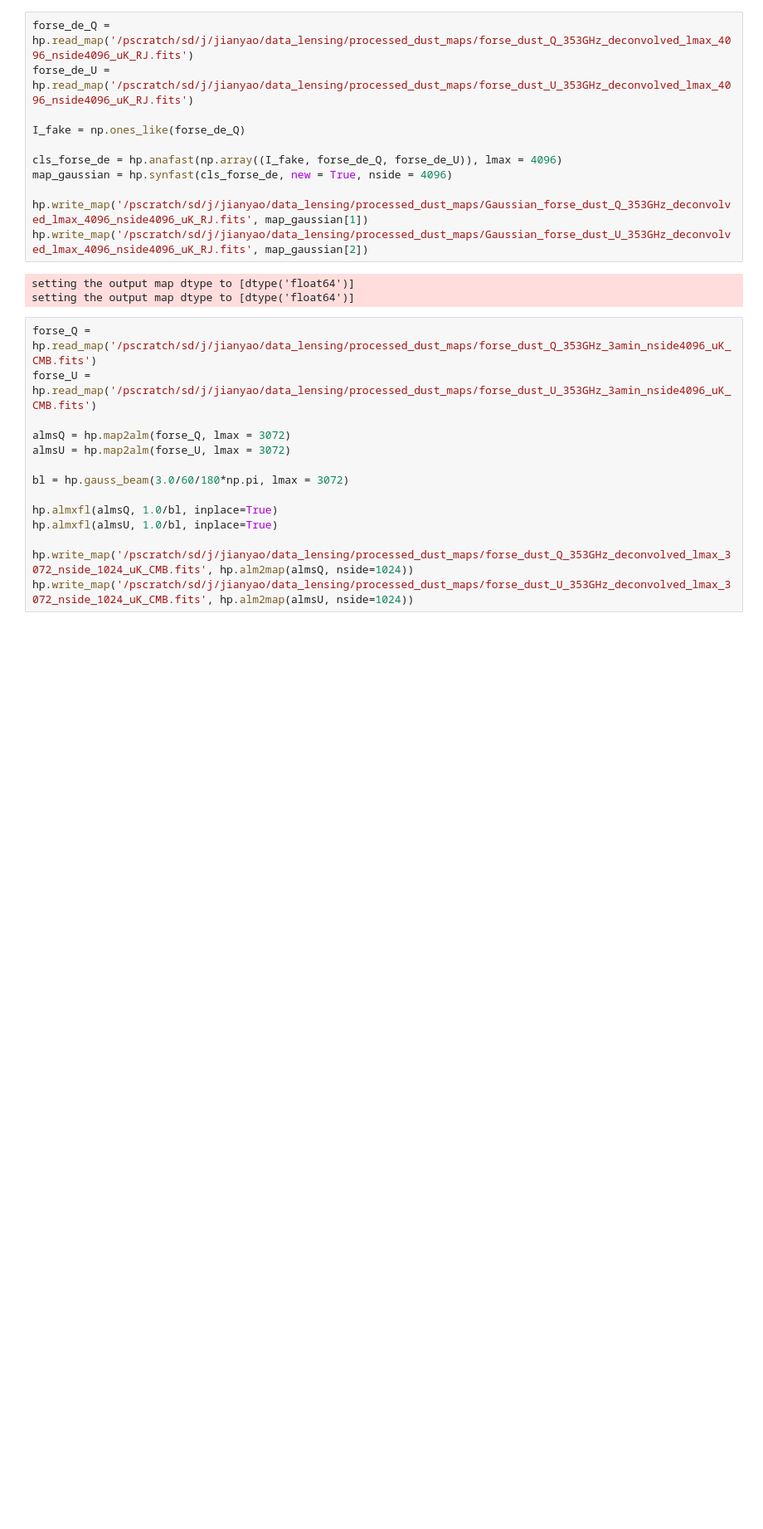
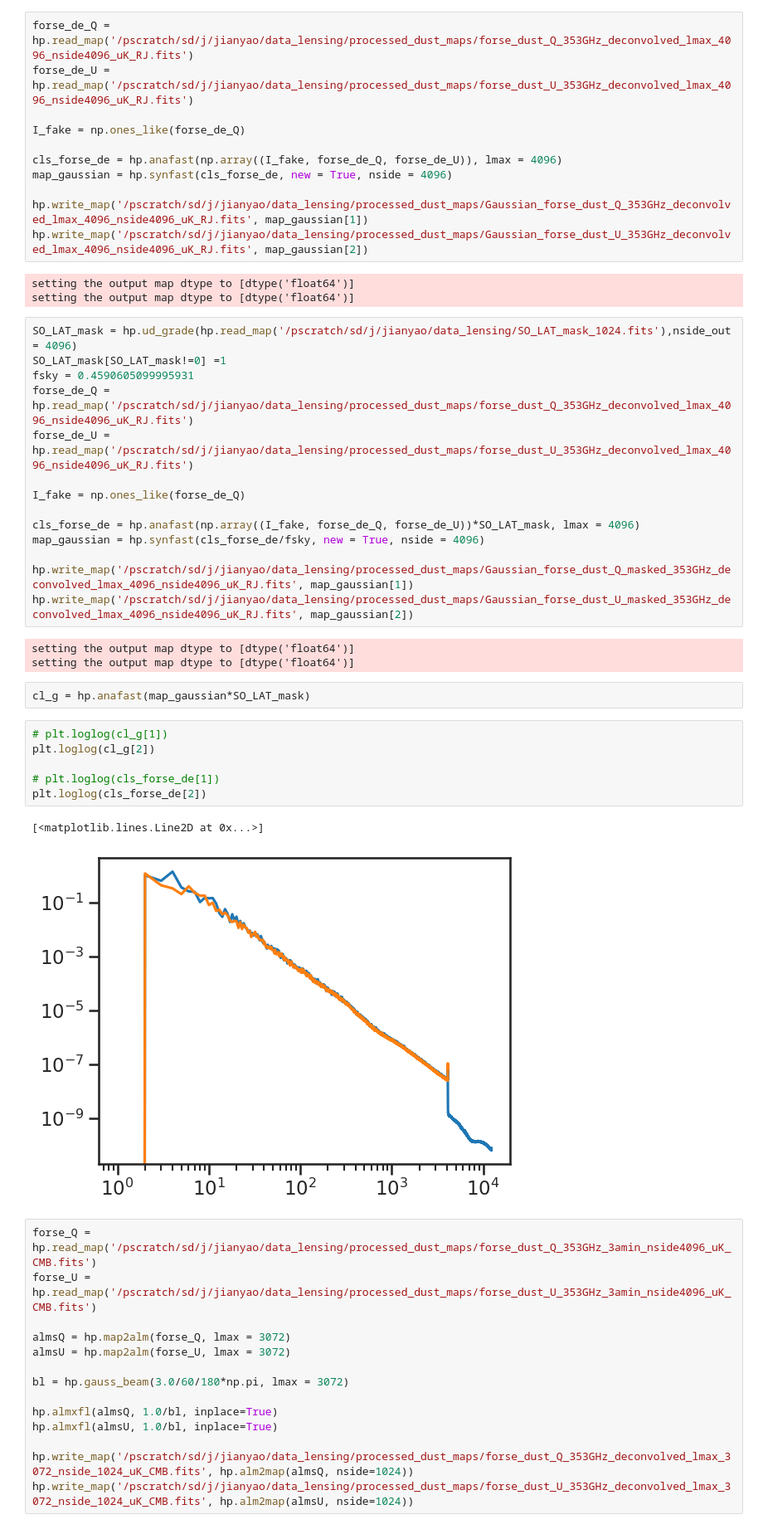
Before and after one commit to yaojian95/non_gau_lensing, a Jupyter notebook: Extrapolate_forse_dust.ipynb, the cells around one changed output. Shown at 83% size. Saved outputs shown, nothing was run; the diff lists cells and outputs as text; blank space fills up the shorter version.

Commit message:
correct Gaussian maps from masked ForSE3 maps

```diff
--- a/Extrapolate_forse_dust.ipynb
+++ b/Extrapolate_forse_dust.ipynb
@@ -70,6 +70,34 @@ hp.write_map('/pscratch/sd/j/jianyao/data_lensing/processed_dust_maps/Gaussian_f
 # %% [output]
 setting the output map dtype to [dtype('float64')]
 setting the output map dtype to [dtype('float64')]
+# %%
+SO_LAT_mask = hp.ud_grade(hp.read_map('/pscratch/sd/j/jianyao/data_lensing/SO_LAT_mask_1024.fits'),nside_out = 4096)
+SO_LAT_mask[SO_LAT_mask!=0] =1
+fsky = 0.4590605099995931
+forse_de_Q = hp.read_map('/pscratch/sd/j/jianyao/data_lensing/processed_dust_maps/forse_dust_Q_353GHz_deconvolved_lmax_4096_nside4096_uK_RJ.fits')
+forse_de_U = hp.read_map('/pscratch/sd/j/jianyao/data_lensing/processed_dust_maps/forse_dust_U_353GHz_deconvolved_lmax_4096_nside4096_uK_RJ.fits')
+
+I_fake = np.ones_like(forse_de_Q)
+
+cls_forse_de = hp.anafast(np.array((I_fake, forse_de_Q, forse_de_U))*SO_LAT_mask, lmax = 4096)
+map_gaussian = hp.synfast(cls_forse_de/fsky, new = True, nside = 4096)
+
+hp.write_map('/pscratch/sd/j/jianyao/data_lensing/processed_dust_maps/Gaussian_forse_dust_Q_masked_353GHz_deconvolved_lmax_4096_nside4096_uK_RJ.fits', map_gaussian[1])
+hp.write_map('/pscratch/sd/j/jianyao/data_lensing/processed_dust_maps/Gaussian_forse_dust_U_masked_353GHz_deconvolved_lmax_4096_nside4096_uK_RJ.fits', map_gaussian[2])
+# %% [output]
+setting the output map dtype to [dtype('float64')]
+setting the output map dtype to [dtype('float64')]
+# %%
+cl_g = hp.anafast(map_gaussian*SO_LAT_mask)
+# %%
+# plt.loglog(cl_g[1])
+plt.loglog(cl_g[2])
+
+# plt.loglog(cls_forse_de[1])
+plt.loglog(cls_forse_de[2])
+# %% [output]
+[<matplotlib.lines.Line2D at 0x...>]
+[figure, added]
 # %%
 forse_Q = hp.read_map('/pscratch/sd/j/jianyao/data_lensing/processed_dust_maps/forse_dust_Q_353GHz_3amin_nside4096_uK_CMB.fits')
 forse_U = hp.read_map('/pscratch/sd/j/jianyao/data_lensing/processed_dust_maps/forse_dust_U_353GHz_3amin_nside4096_uK_CMB.fits')
```
Also changed, not shown: 1 other file.
